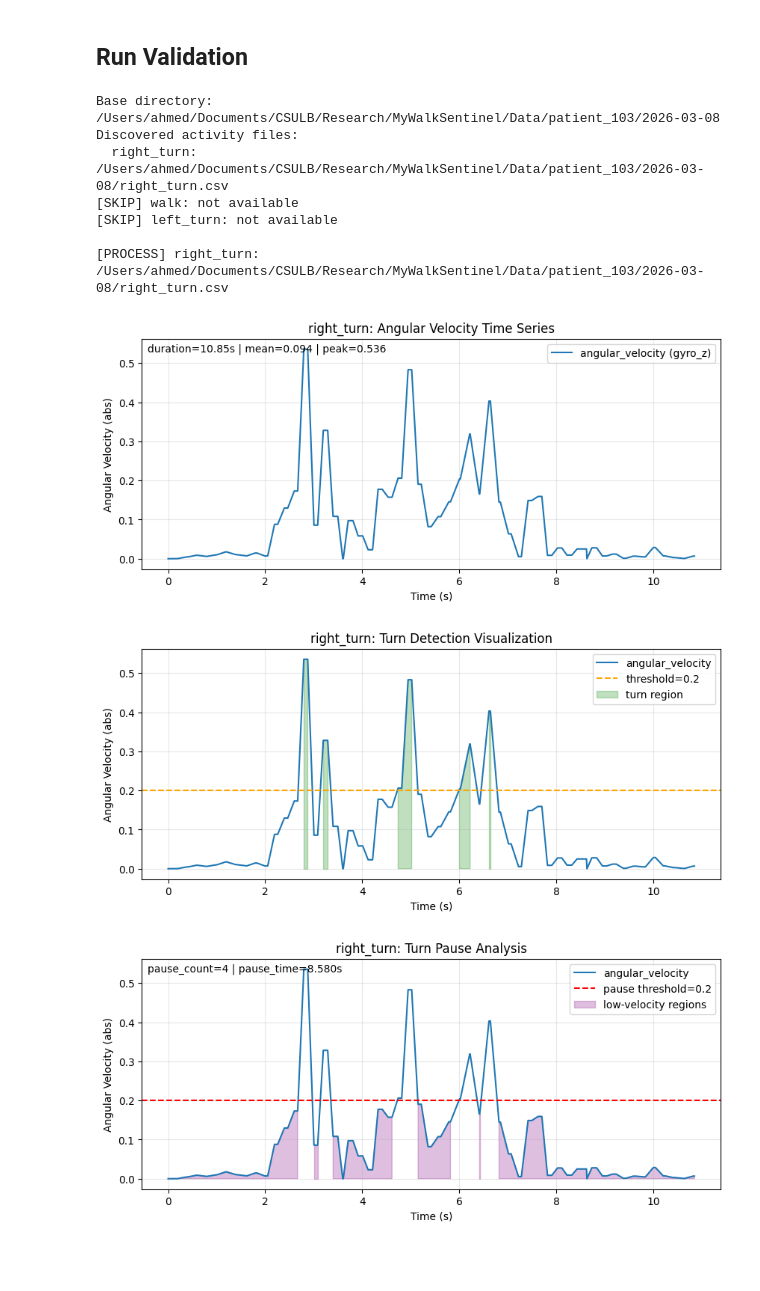
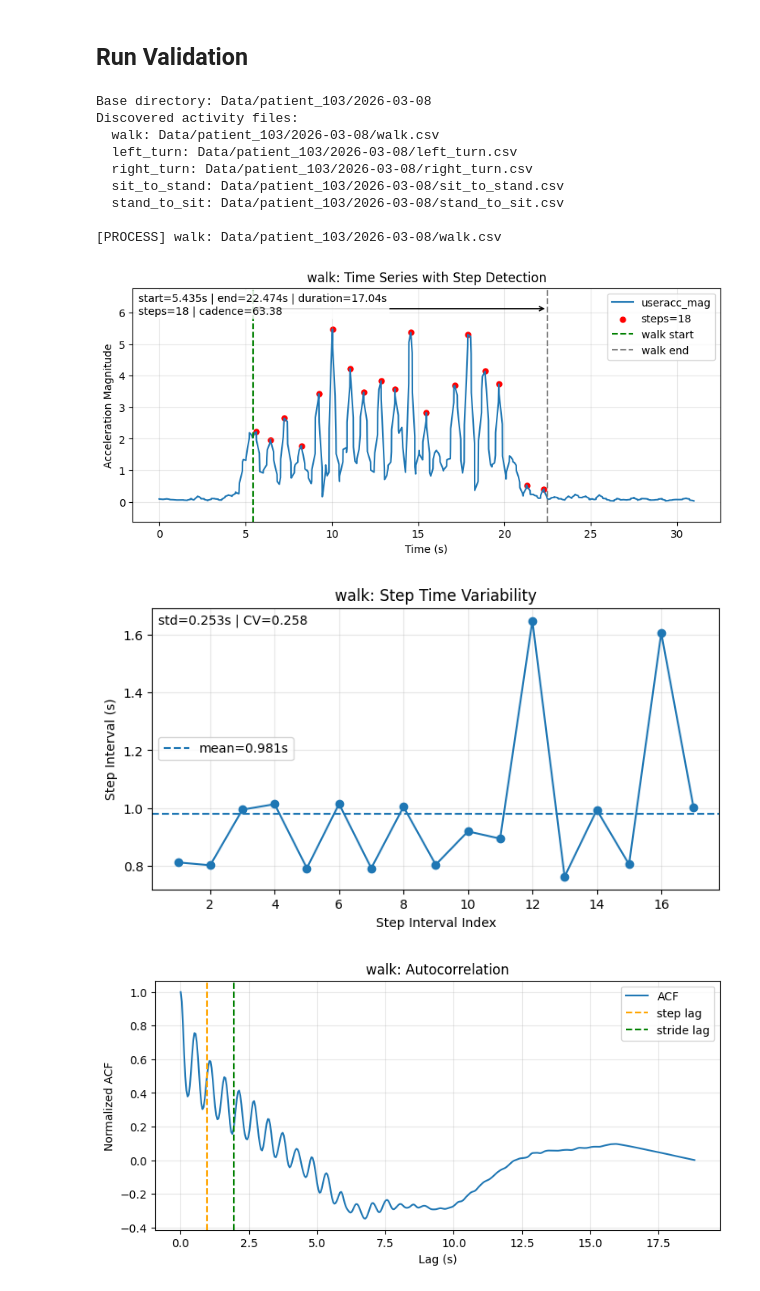
Before and after one commit to ahmedazhar2299/my-walk-sentinal, a Jupyter notebook: feature_validation_plots.ipynb, the cells around one changed output. Drawn from its saved outputs; the diff is of its cells as text; code cells hidden in the pictures; blank space fills up the shorter version.

```diff
--- a/feature_validation_plots.ipynb
+++ b/feature_validation_plots.ipynb
@@ -44,7 +45,7 @@ DATA_ROOT = Path("Data")
 PATIENT_ID = "patient_103"
 DATE = "2026-03-08"             # e.g. "2026-03-08" or "D1_2025-03-23"; None => latest
 ACTIVITY_FILTER = None         # e.g. ["walk", "left_turn"]
-USE_TKINTER_CHOOSER = True     # set True to open folder chooser UI
+USE_TKINTER_CHOOSER = False     # set True to open folder chooser UI
 
 PLOT_PARAMS = {
     "step_min_distance_s": 0.45,
@@ -559,6 +828,7 @@ for k, v in activity_files.items():
 
 all_summaries = []
 turn_cache = {}
+transition_cache = {}
 
 for activity in ["walk", "left_turn", "right_turn", "sit_to_stand", "stand_to_sit"]:
     if activity not in activity_files:
@@ -566,42 +836,55 @@ for activity in ["walk", "left_turn", "right_turn", "sit_to_stand", "stand_to_si
         continue
 
     path = activity_files[activity]
     print(f"\n[PROCESS] {activity}: {path}")
     try:
         df, meta = load_activity_file(path)
     except Exception as e:
         print(f"[WARN] could not load {activity}: {e}")
         continue
 
     if activity == "walk":
         summary = plot_walk_validation(activity, df, meta)
         all_summaries.append(summary)
         print(summary)
     elif activity in {"left_turn", "right_turn"}:
         summary, cache = plot_turn_validation(activity, df, meta)
         all_summaries.append(summary)
         turn_cache[activity] = cache
         print(summary)
     else:
-        summary = plot_transition_validation(activity, df, meta)
+        summary, cache = plot_transition_validation(activity, df, meta)
         all_summaries.append(summary)
+        transition_cache[activity] = cache
         print(summary)
 
 if "left_turn" in turn_cache and "right_turn" in turn_cache:
-    sym = plot_turn_symmetry_comparison(turn_cache["left_turn"], turn_cache["right_turn"])
-    all_summaries.append(sym)
-    print(sym)
+    plot_turn_symmetry_comparison(turn_cache["left_turn"], turn_cache["right_turn"])
+
+    turn_corr = plot_turn_pair_xcorr(turn_cache["left_turn"], turn_cache["right_turn"])
+    all_summaries.append(turn_corr)
+    print(turn_corr)
+
+if "sit_to_stand" in transition_cache and "stand_to_sit" in transition_cache:
+    trans_corr = plot_transition_pair_xcorr(
+        transition_cache["sit_to_stand"],
+        transition_cache["stand_to_sit"],
+    )
+    all_summaries.append(trans_corr)
+    print(trans_corr)
 
 print("\n=== Validation Summary ===")
 display(pd.DataFrame(all_summaries))
 # %% [output]
-Base directory: /Users/ahmed/Documents/CSULB/Research/MyWalkSentinel/Data/patient_103/2026-03-08
+Base directory: Data/patient_103/2026-03-08
 Discovered activity files:
-  right_turn: /Users/ahmed/Documents/CSULB/Research/MyWalkSentinel/Data/patient_103/2026-03-08/right_turn.csv
-[SKIP] walk: not available
-[SKIP] left_turn: not available
+  walk: Data/patient_103/2026-03-08/walk.csv
+  left_turn: Data/patient_103/2026-03-08/left_turn.csv
+  right_turn: Data/patient_103/2026-03-08/right_turn.csv
+  sit_to_stand: Data/patient_103/2026-03-08/sit_to_stand.csv
+  stand_to_sit: Data/patient_103/2026-03-08/stand_to_sit.csv
 
-[PROCESS] right_turn: /Users/ahmed/Documents/CSULB/Research/MyWalkSentinel/Data/patient_103/2026-03-08/right_turn.csv
+[PROCESS] walk: Data/patient_103/2026-03-08/walk.csv
-[figure, old version]
+[figure, new version]
-[figure, old version]
+[figure, new version]
-[figure, old version]
+[figure, new version]
```
Also changed, not shown: parts of 4 cells of this notebook, 5 other files.
